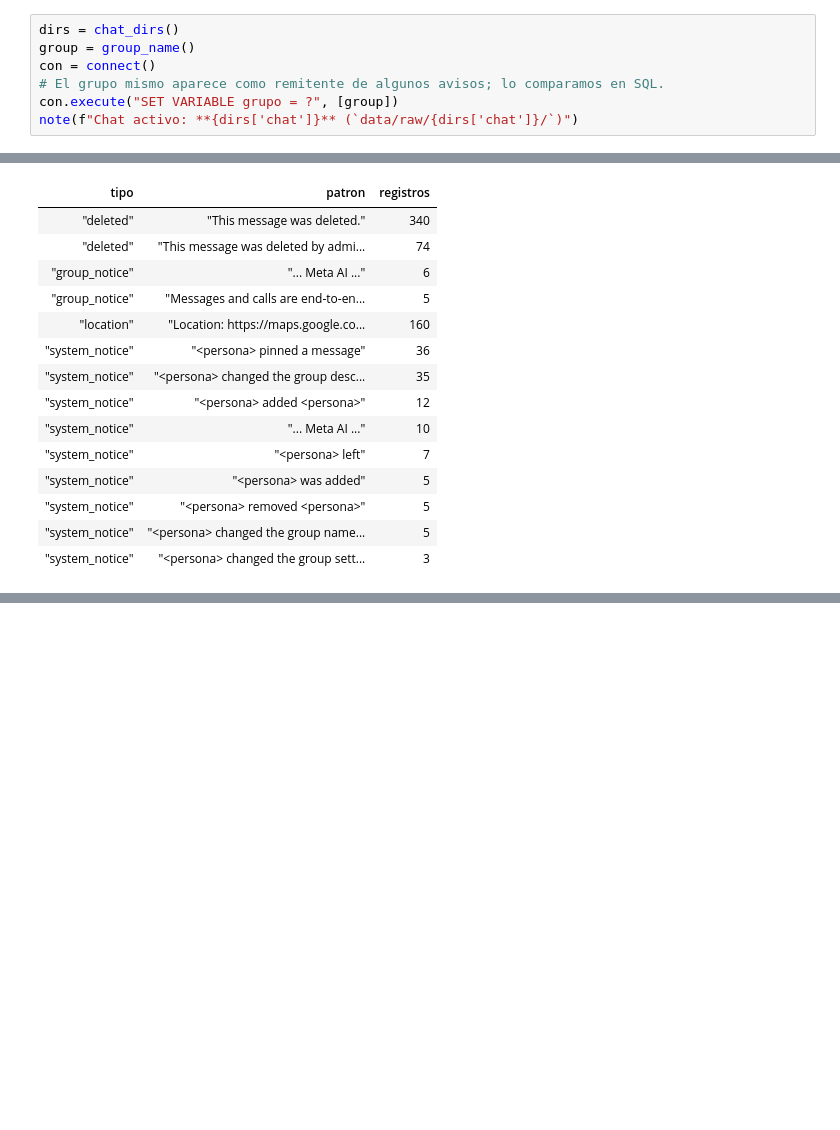
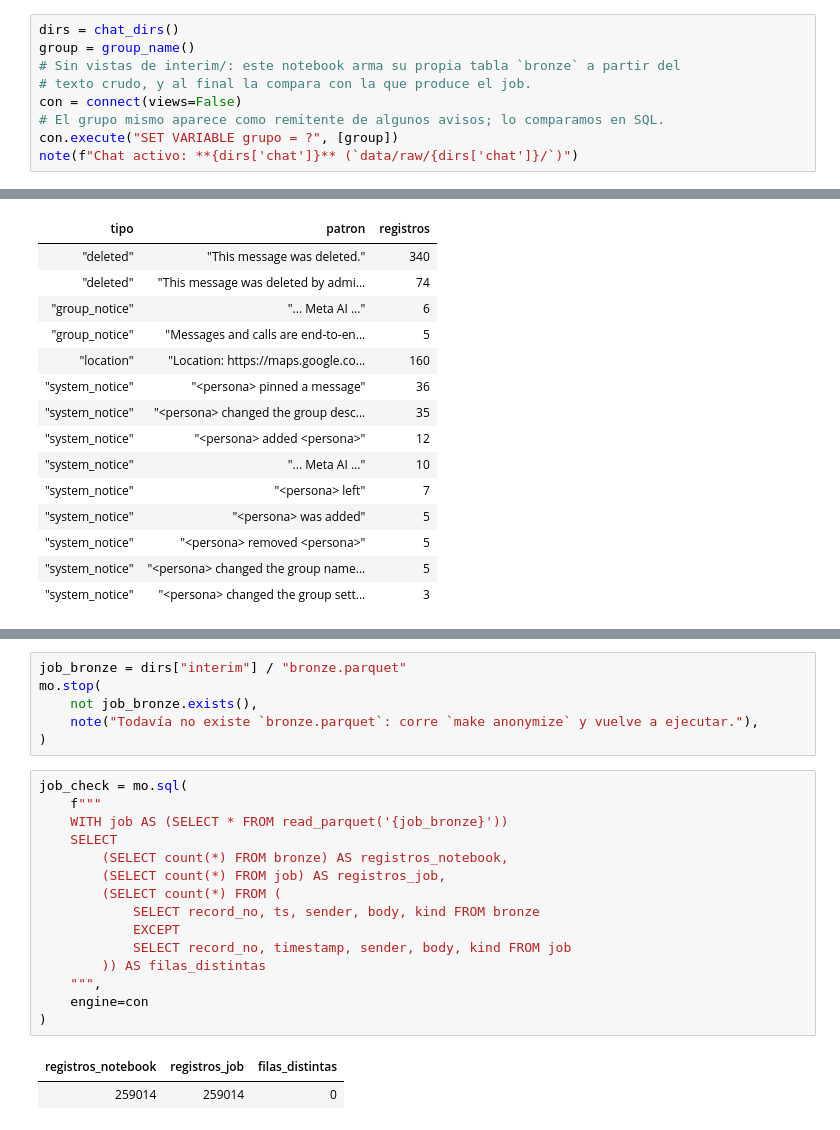
Before and after one commit to enriquegiottonini/wasap-group-chat-analyzer, a Jupyter notebook: notebooks/01_eda_bronze.ipynb, the cells around one changed output, grey strips where cells are left out. Drawn from its saved outputs; the diff is of its cells as text; blank space fills up the shorter version.

Commit message:
Anonimizar nombres. Parser de raw a un parquet bronze en interim.

```diff
--- a/notebooks/01_eda_bronze.ipynb
+++ b/notebooks/01_eda_bronze.ipynb
@@ -32,7 +32,9 @@ expresiones regulares evitan `\` y llaves: `[0-9]` en vez de `\d`, `[.]` en vez
 # %%
 dirs = chat_dirs()
 group = group_name()
-con = connect()
+# Sin vistas de interim/: este notebook arma su propia tabla `bronze` a partir del
+# texto crudo, y al final la compara con la que produce el job.
+con = connect(views=False)
 # El grupo mismo aparece como remitente de algunos avisos; lo comparamos en SQL.
 con.execute("SET VARIABLE grupo = ?", [group])
 note(f"Chat activo: **{dirs['chat']}** (`data/raw/{dirs['chat']}/`)")
@@ -605,0 +632,24 @@ cuenta como palabra, emojis, stop words, adjetivos y los alias de presidentes.
+# %%
+job_bronze = dirs["interim"] / "bronze.parquet"
+mo.stop(
+    not job_bronze.exists(),
+    note("Todavía no existe `bronze.parquet`: corre `make anonymize` y vuelve a ejecutar."),
+)
+# %%
+job_check = mo.sql(
+    f"""
+    WITH job AS (SELECT * FROM read_parquet('{job_bronze}'))
+    SELECT
+        (SELECT count(*) FROM bronze) AS registros_notebook,
+        (SELECT count(*) FROM job) AS registros_job,
+        (SELECT count(*) FROM (
+            SELECT record_no, ts, sender, body, kind FROM bronze
+            EXCEPT
+            SELECT record_no, timestamp, sender, body, kind FROM job
+        )) AS filas_distintas
+    """,
+    engine=con
+)
+# %% [output]
+| registros_notebook | registros_job | filas_distintas |
+| 259014 | 259014 | 0 |
```
Also changed, not shown: parts of 1 cell of this notebook, 20 other files.
